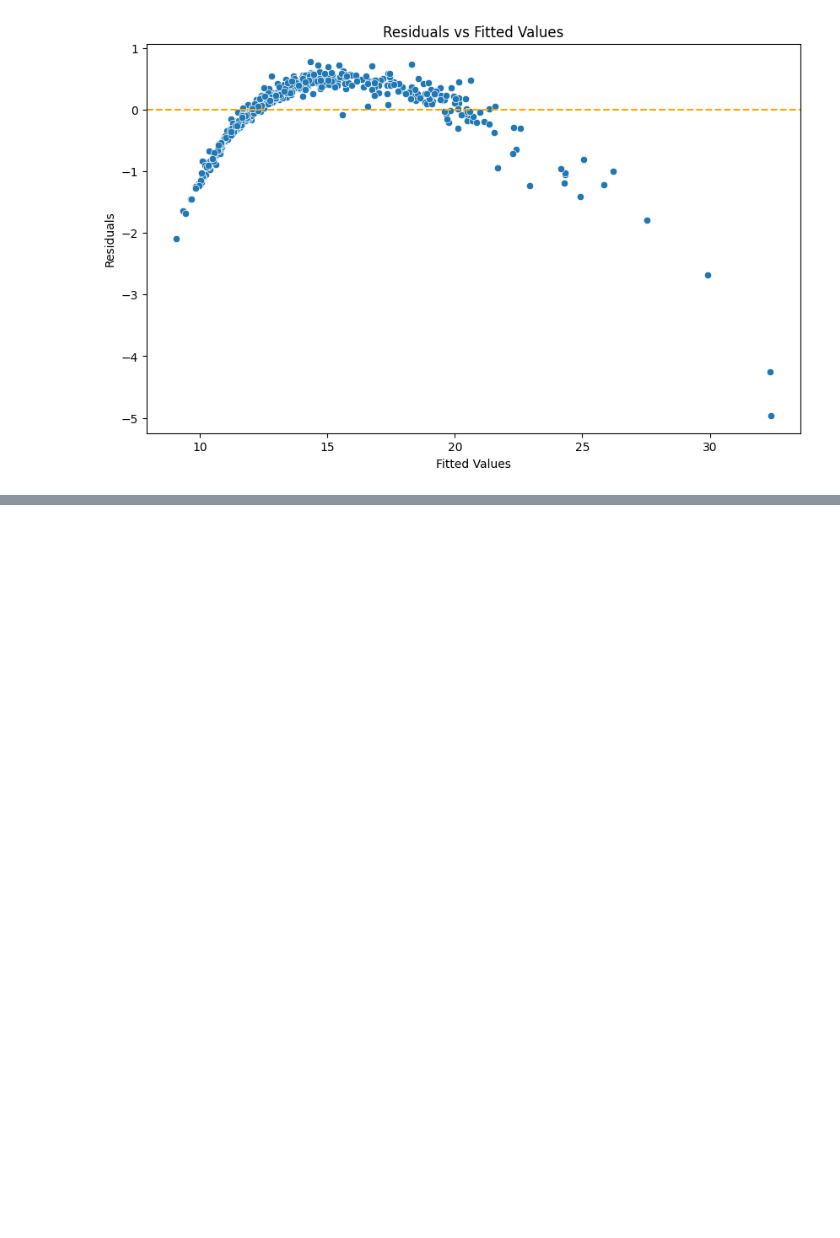
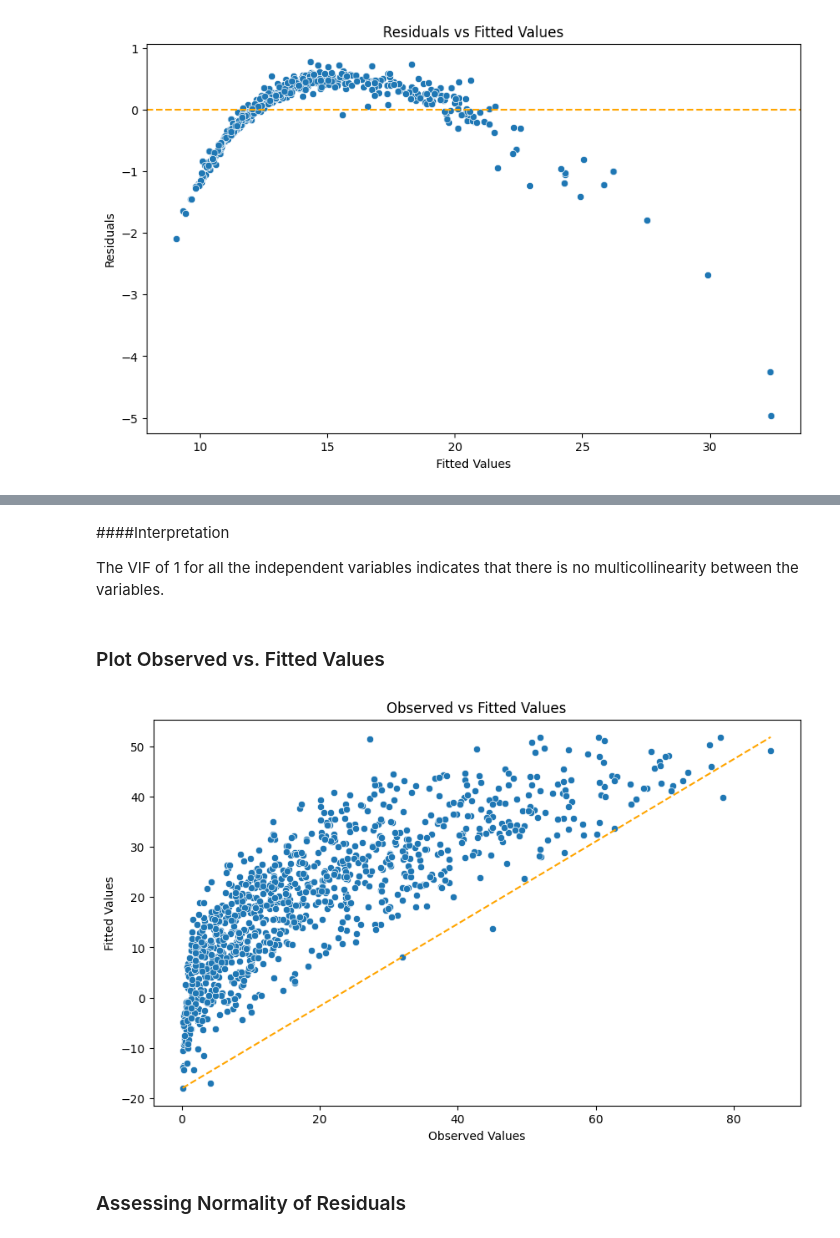
Before and after one commit to ktdutta/datasci_6_regression, a Jupyter notebook: datasci_6_regression.ipynb, the cells around one changed output, grey strips where cells are left out. Drawn from its saved outputs; the diff is of its cells as text; code cells hidden in the pictures; blank space fills up the shorter version.

```diff
--- a/datasci_6_regression.ipynb
+++ b/datasci_6_regression.ipynb
@@ -204,0 +205,3 @@ plt.show()
+# %%
+df=pd.read_csv('heart_risk.csv')
+df
@@ -204,0 +224,12 @@ plt.show()
+# %%
+import re
+def cleaning_columns (df):
+    def clean_name(name):
+        cleaned_name = re.sub(r'[^a-zA-Z0-9]', '', name)
+        return cleaned_name.lower()
+
+    df.columns = [clean_name(col) for col in df.columns]
+    return df
+
+df = cleaning_columns(df)
+df
@@ -204,0 +344,16 @@ plt.show()
+# %% [markdown]
+####Interpretation
+
+The VIF of 1 for all the independent variables indicates that there is no multicollinearity between the variables.
+# %% [markdown]
+### Plot Observed vs. Fitted Values
+# %%
+plt.figure(figsize=(10, 6))
+sns.scatterplot(x= df['risk'], y= fitted)
+plt.xlabel('Observed Values')
+plt.ylabel('Fitted Values')
+plt.title('Observed vs Fitted Values')
+plt.plot([min(df['risk']), max(df['risk'])], [min(fitted), max(fitted)], color='orange', linestyle='--')
+plt.show()
+# %% [output]
+[figure, added]
@@ -204,0 +363,2 @@ plt.show()
+# %% [markdown]
+### Assessing Normality of Residuals
```
Also changed, not shown: parts of 34 cells of this notebook.
